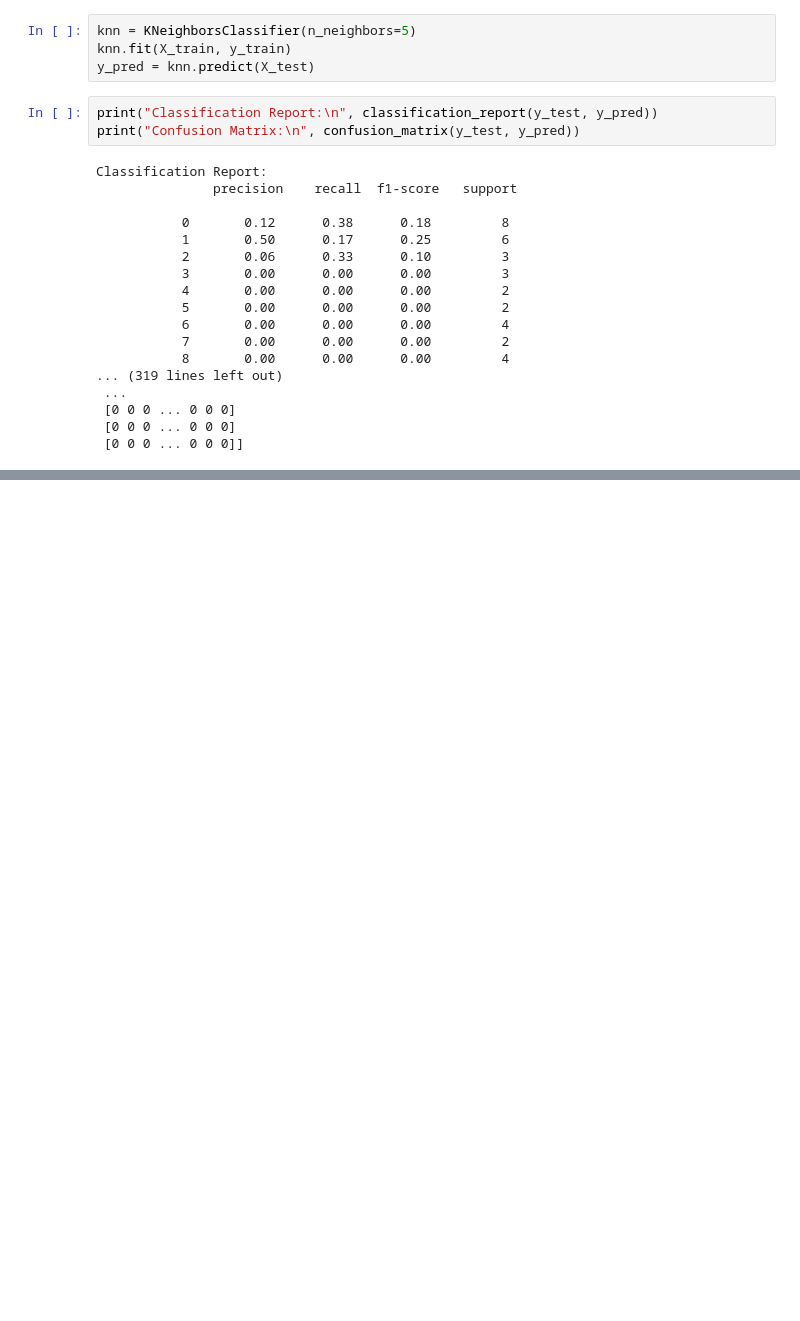
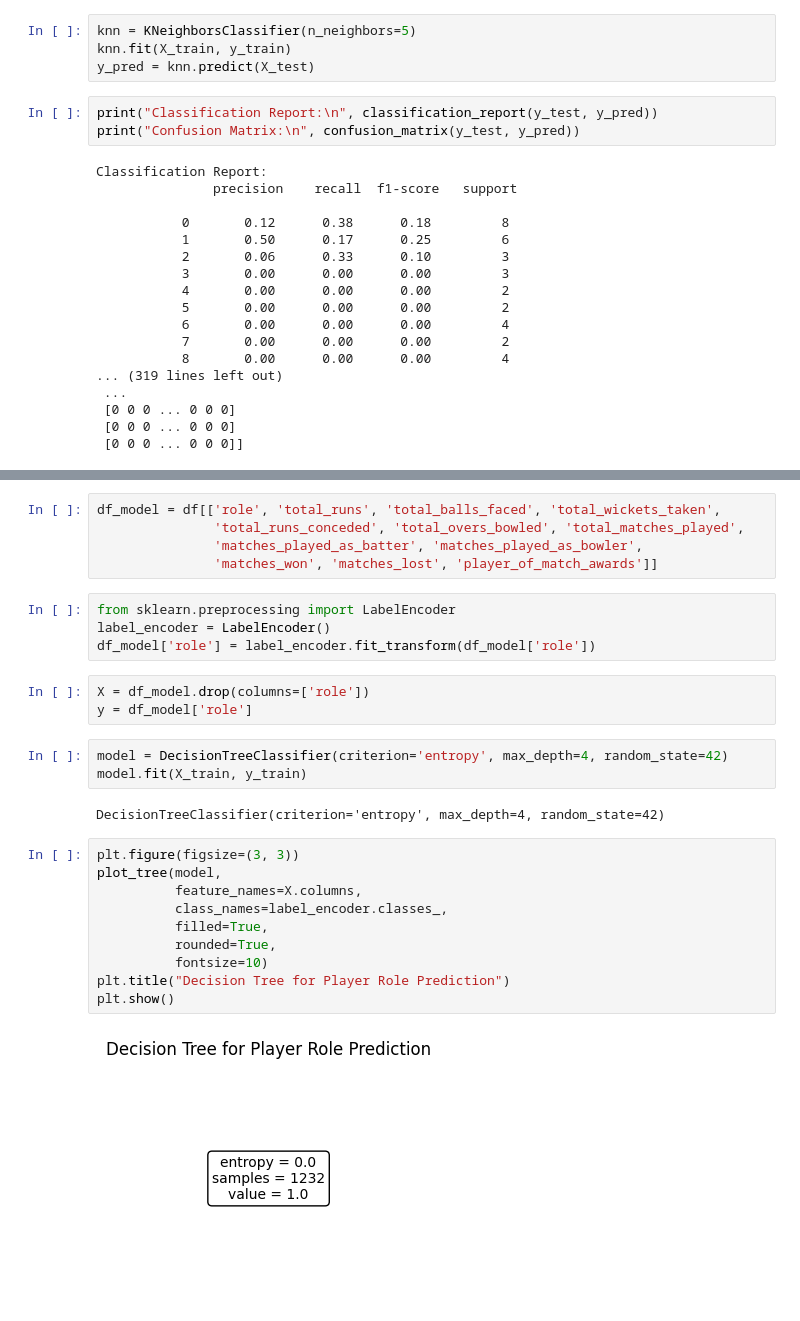
Before and after one commit to Lokitha-S/project, a Jupyter notebook: ODI.ipynb, the cells around one changed output, grey strips where cells are left out. Saved outputs shown, nothing was run; the diff lists cells and outputs as text; blank space fills up the shorter version.

```diff
--- a/ODI.ipynb
+++ b/ODI.ipynb
@@ -390,0 +448,29 @@ NameError: name 'X_scaled' is not defined
+# %%
+df_model = df[['role', 'total_runs', 'total_balls_faced', 'total_wickets_taken',
+               'total_runs_conceded', 'total_overs_bowled', 'total_matches_played',
+               'matches_played_as_batter', 'matches_played_as_bowler',
+               'matches_won', 'matches_lost', 'player_of_match_awards']]
+# %%
+from sklearn.preprocessing import LabelEncoder
+label_encoder = LabelEncoder()
+df_model['role'] = label_encoder.fit_transform(df_model['role'])
+# %%
+X = df_model.drop(columns=['role'])
+y = df_model['role']
+# %%
+model = DecisionTreeClassifier(criterion='entropy', max_depth=4, random_state=42)
+model.fit(X_train, y_train)
+# %% [output]
+DecisionTreeClassifier(criterion='entropy', max_depth=4, random_state=42)
+# %%
+plt.figure(figsize=(3, 3))
+plot_tree(model,
+          feature_names=X.columns,
+          class_names=label_encoder.classes_,
+          filled=True,
+          rounded=True,
+          fontsize=10)
+plt.title("Decision Tree for Player Role Prediction")
+plt.show()
+# %% [output]
+[figure, added]
```
Also changed, not shown: parts of 20 cells of this notebook.
